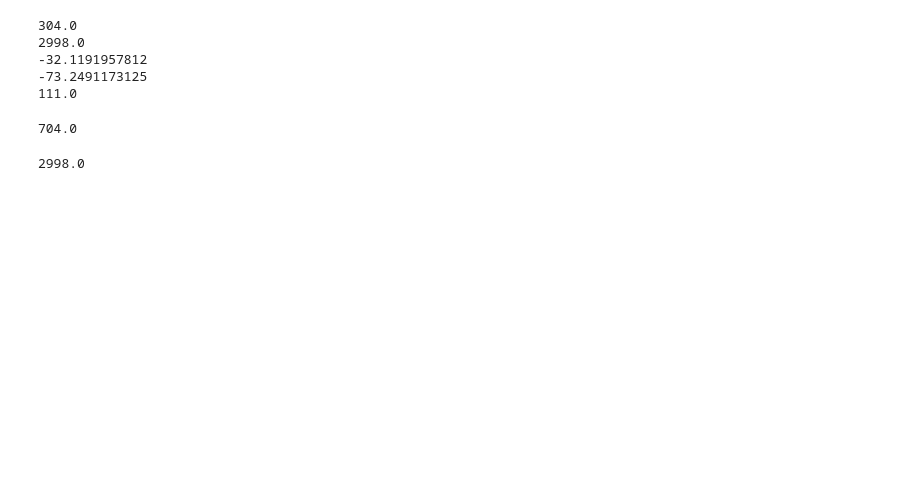
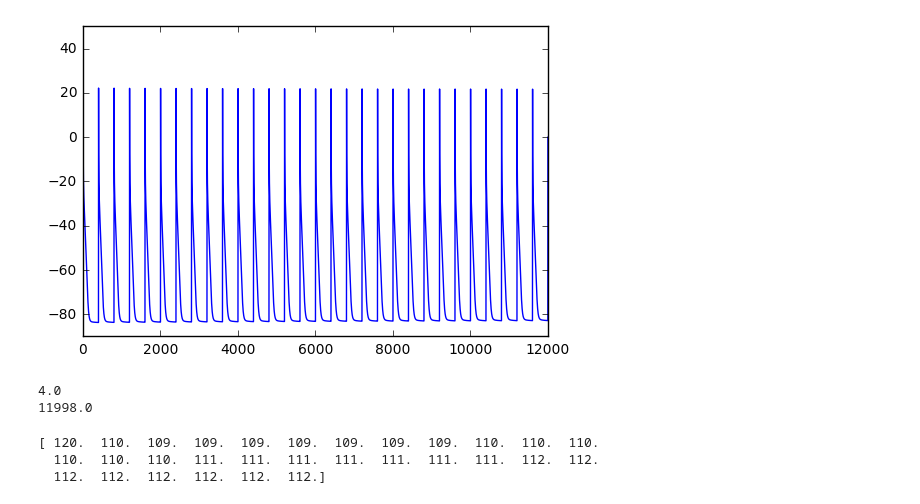
Before and after one commit to Atsuya-Kato/nb_test, a Jupyter notebook: APD_detect.ipynb, the cells around one changed output. Saved outputs shown, nothing was run; the diff lists cells and outputs as text; code cells hidden in the pictures; blank space fills up the shorter version.

```diff
--- a/APD_detect.ipynb
+++ b/APD_detect.ipynb
@@ -122,0 +192,3 @@ IndentationError: unindent does not match any outer indentation level (<ipython-
+# %%
+data = v
+data.shape
@@ -179,0 +276,23 @@ for k in range(x_range[0], x_range[-1]-1):
+# %%
+import h5py
+input_file = "./test/courtmanche/400pacing_ilca*0.5_ikur*3.0_amp-20_master/out.h5"
+with h5py.File(input_file,"r") as h5file:
+
+    start=0
+    dur=12000
+
+
+    v=np.zeros(dur)
+    for i in range(1,dur-1):
+        a  = h5file["{0:0>5}/v".format(i+start)].value
+        #ti = np.arange(0,100.,1)
+        #ax_v.plot(ti,v,'o')
+        plt.xlim([0,12000])
+        plt.ylim([-90,50])
+        v[i]=a
+
+    time=np.arange(0,dur,1)
+    plt.plot(time,v)
+    plt.show()
+# %% [output]
+[figure, added]
@@ -180,21 +362,13 @@ for k in range(x_range[0], x_range[-1]-1):
 # %%
 print(APD_start)
 print(APD_end)
-print(APD_50)
-print(APD_90)
-print(APD_value)
 # %% [output]
-304.0
-2998.0
--32.1191957812
--73.2491173125
-111.0
+4.0
+11998.0
-# %%
-start_time = filter(lambda x:x<=1000, maxtab[:, 0])[-1]
-start_time
-# %% [output]
-704.0
-# %%
-APD_end
-# %% [output]
-2998.0
+# %%
+#30拍のAPD
+print(APD[APD!=0])
+# %% [output]
+[ 120.  110.  109.  109.  109.  109.  109.  109.  109.  110.  110.  110.
+  110.  110.  110.  111.  111.  111.  111.  111.  111.  111.  112.  112.
+  112.  112.  112.  112.  112.  112.]
```
Also changed, not shown: parts of 50 cells of this notebook, 33 other files.
